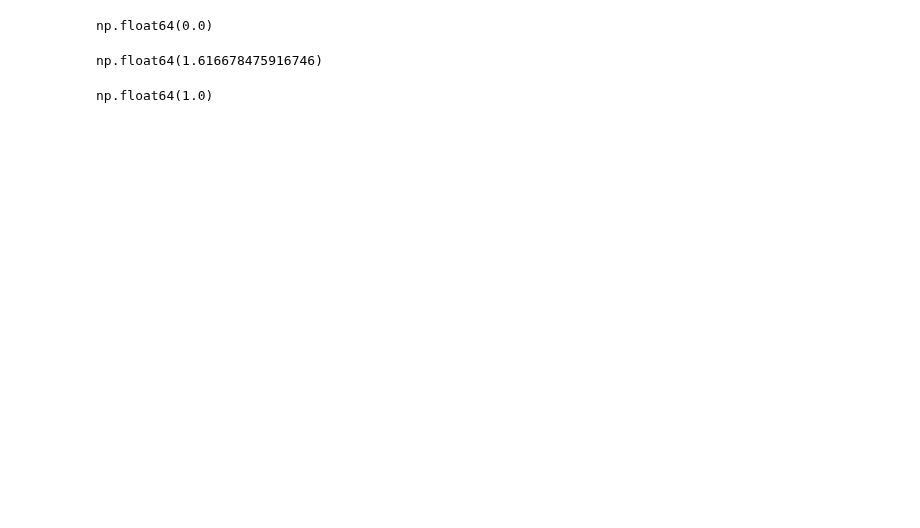
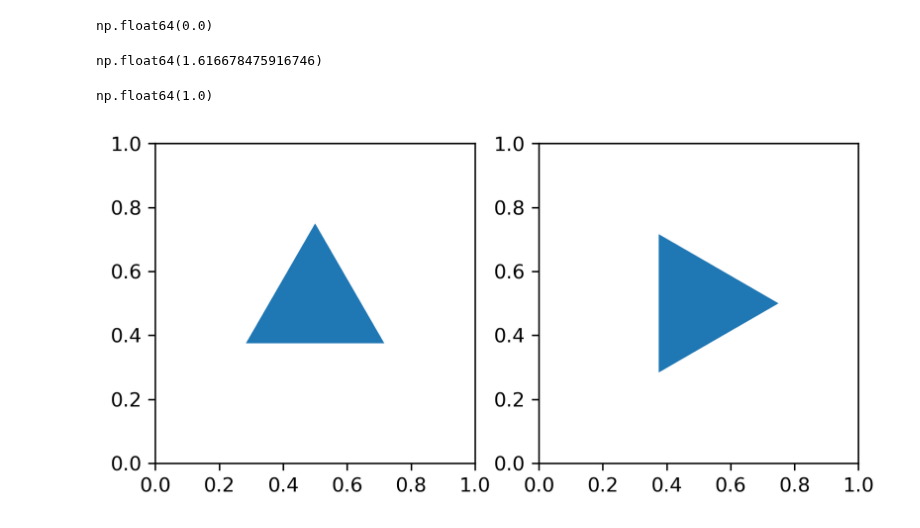
Before and after one commit to story645/team, a Jupyter notebook: paper/figcode/artist_equivariance.ipynb, the cells around one changed output. Drawn from its saved outputs; the diff is of its cells as text; code cells hidden in the pictures; blank space fills up the shorter version.

```diff
--- a/paper/figcode/artist_equivariance.ipynb
+++ b/paper/figcode/artist_equivariance.ipynb
@@ -173,3 +191,13 @@ np.float64(1.616678475916746)
 np.floor(v[200])
 # %% [output]
 np.float64(1.0)
+# %%
+fig, (ax1, ax2) = plt.subplots(ncols=2)
+tri = mpatches.RegularPolygon(xy=(.5, .5), numVertices=3, radius=.25)
+ax1.add_patch(tri)
+ax1.set_aspect('equal')
+tri = mpatches.RegularPolygon(xy=(.5, .5), numVertices=3, radius=.25, orientation=np.pi/6)
+ax2.add_patch(tri)
+ax2.set_aspect('equal')
+# %% [output]
+[figure, added]
```
Also changed, not shown: parts of 3 cells of this notebook, 2 other files.
